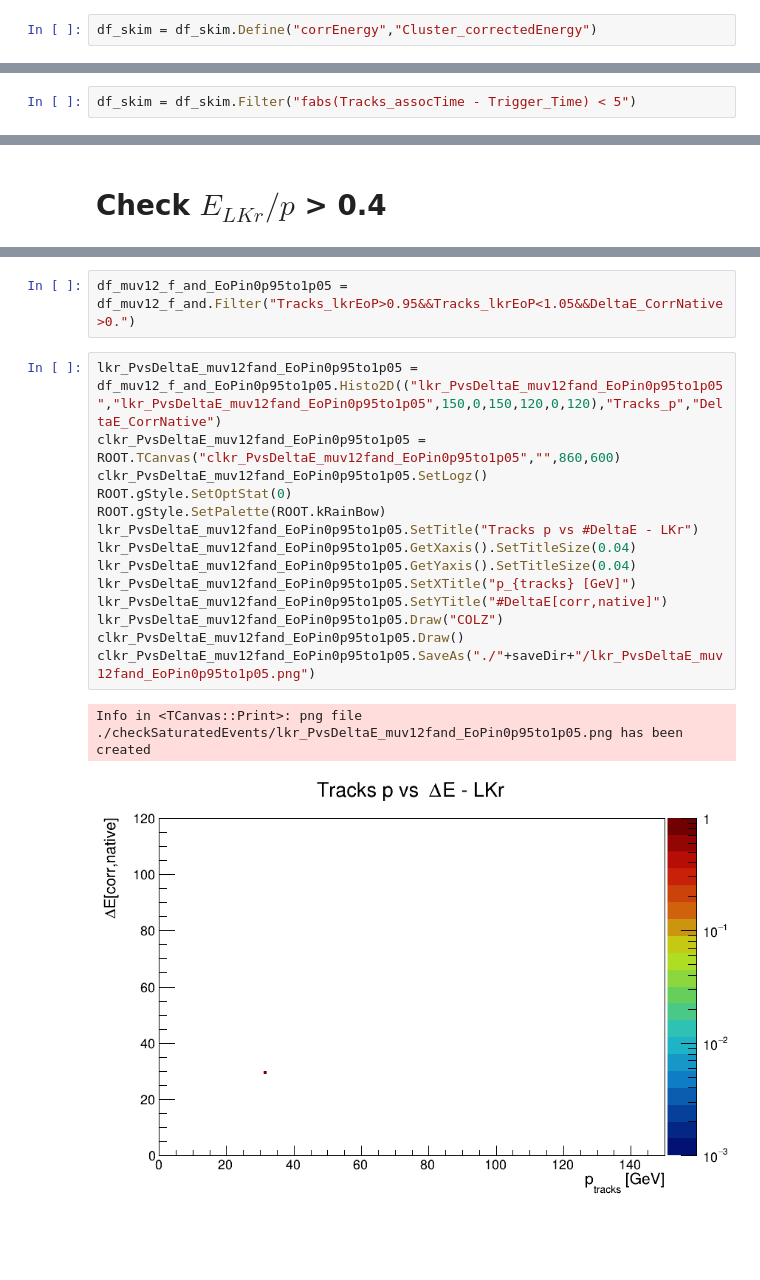
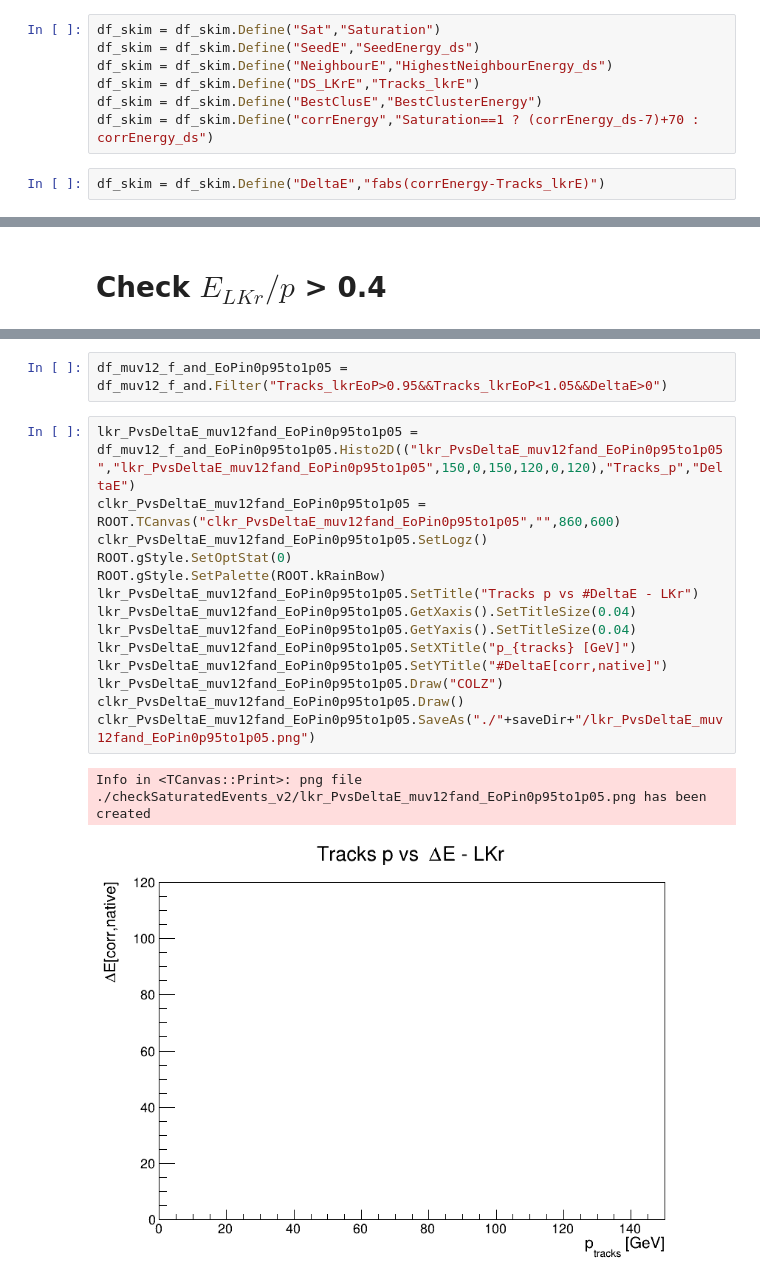
Before and after one commit to slezki/CheckForSaturatedEvents, a Jupyter notebook: checkSaturatedEvents.ipynb, the cells around one changed output, grey strips where cells are left out. Saved outputs shown, nothing was run; the diff lists cells and outputs as text; blank space fills up the shorter version.

```diff
--- a/checkSaturatedEvents.ipynb
+++ b/checkSaturatedEvents.ipynb
@@ -80,2 +46,9 @@ runtime_error: Template method resolution failed:
+# %%
+df_skim = df_skim.Define("Sat","Saturation")
+df_skim = df_skim.Define("SeedE","SeedEnergy_ds")
+df_skim = df_skim.Define("NeighbourE","HighestNeighbourEnergy_ds")
+df_skim = df_skim.Define("DS_LKrE","Tracks_lkrE")
+df_skim = df_skim.Define("BestClusE","BestClusterEnergy")
+df_skim = df_skim.Define("corrEnergy","Saturation==1 ? (corrEnergy_ds-7)+70 : corrEnergy_ds")
 # %%
-df_skim = df_skim.Define("corrEnergy","Cluster_correctedEnergy")
+df_skim = df_skim.Define("DeltaE","fabs(corrEnergy-Tracks_lkrE)")
@@ -84,2 +54,0 @@ df_skim = df_skim.Define("corrEnergy","Cluster_correctedEnergy")
-# %%
-df_skim = df_skim.Filter("fabs(Tracks_assocTime - Trigger_Time) < 5")
@@ -178,22 +207,22 @@ disp_EoPgt0p4.Print()
 # %%
-df_muv12_f_and_EoPin0p95to1p05 = df_muv12_f_and.Filter("Tracks_lkrEoP>0.95&&Tracks_lkrEoP<1.05&&DeltaE_CorrNative>0.")
+df_muv12_f_and_EoPin0p95to1p05 = df_muv12_f_and.Filter("Tracks_lkrEoP>0.95&&Tracks_lkrEoP<1.05&&DeltaE>0")
 # %%
-lkr_PvsDeltaE_muv12fand_EoPin0p95to1p05 = df_muv12_f_and_EoPin0p95to1p05.Histo2D(("lkr_PvsDeltaE_muv12fand_EoPin0p95to1p05","lkr_PvsDeltaE_muv12fand_EoPin0p95to1p05",150,0,150,120,0,120),"Tracks_p","DeltaE_CorrNative")
+lkr_PvsDeltaE_muv12fand_EoPin0p95to1p05 = df_muv12_f_and_EoPin0p95to1p05.Histo2D(("lkr_PvsDeltaE_muv12fand_EoPin0p95to1p05","lkr_PvsDeltaE_muv12fand_EoPin0p95to1p05",150,0,150,120,0,120),"Tracks_p","DeltaE")
 clkr_PvsDeltaE_muv12fand_EoPin0p95to1p05 = ROOT.TCanvas("clkr_PvsDeltaE_muv12fand_EoPin0p95to1p05","",860,600)
 clkr_PvsDeltaE_muv12fand_EoPin0p95to1p05.SetLogz()
 ROOT.gStyle.SetOptStat(0)
 ROOT.gStyle.SetPalette(ROOT.kRainBow)
 lkr_PvsDeltaE_muv12fand_EoPin0p95to1p05.SetTitle("Tracks p vs #DeltaE - LKr")
 lkr_PvsDeltaE_muv12fand_EoPin0p95to1p05.GetXaxis().SetTitleSize(0.04)
 lkr_PvsDeltaE_muv12fand_EoPin0p95to1p05.GetYaxis().SetTitleSize(0.04)
 lkr_PvsDeltaE_muv12fand_EoPin0p95to1p05.SetXTitle("p_{tracks} [GeV]")
 lkr_PvsDeltaE_muv12fand_EoPin0p95to1p05.SetYTitle("#DeltaE[corr,native]")
 lkr_PvsDeltaE_muv12fand_EoPin0p95to1p05.Draw("COLZ")
 clkr_PvsDeltaE_muv12fand_EoPin0p95to1p05.Draw()
 clkr_PvsDeltaE_muv12fand_EoPin0p95to1p05.SaveAs("./"+saveDir+"/lkr_PvsDeltaE_muv12fand_EoPin0p95to1p05.png")
 # %% [output]
-Info in <TCanvas::Print>: png file ./checkSaturatedEvents/lkr_PvsDeltaE_muv12fand_EoPin0p95to1p05.png has been created
+Info in <TCanvas::Print>: png file ./checkSaturatedEvents_v2/lkr_PvsDeltaE_muv12fand_EoPin0p95to1p05.png has been created
-[figure, old version]
+[figure, new version]
 # %%
 print("Number of Events: ", lkr_PvsDeltaE_muv12fand_EoPin0p95to1p05.GetEntries())
 # %% [output]
```
Also changed, not shown: parts of 26 cells of this notebook.
